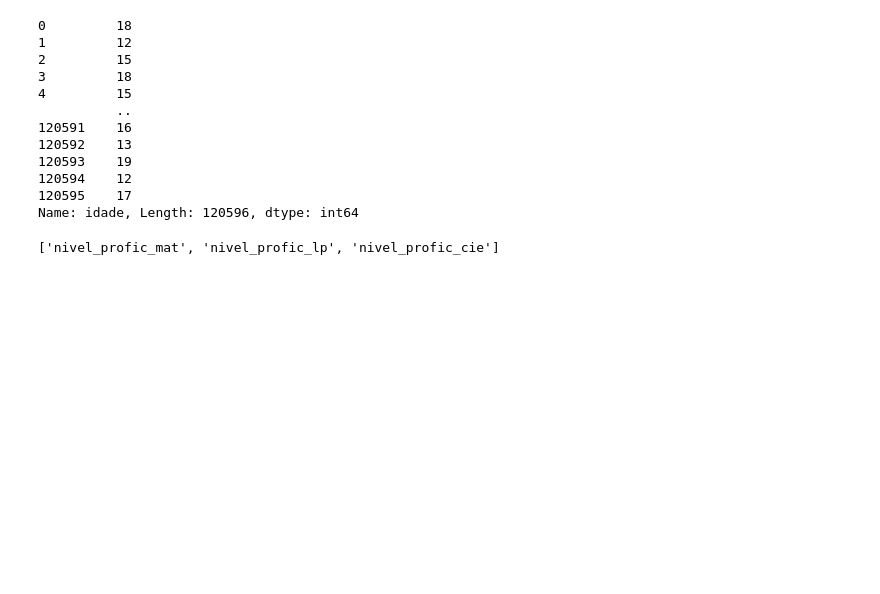
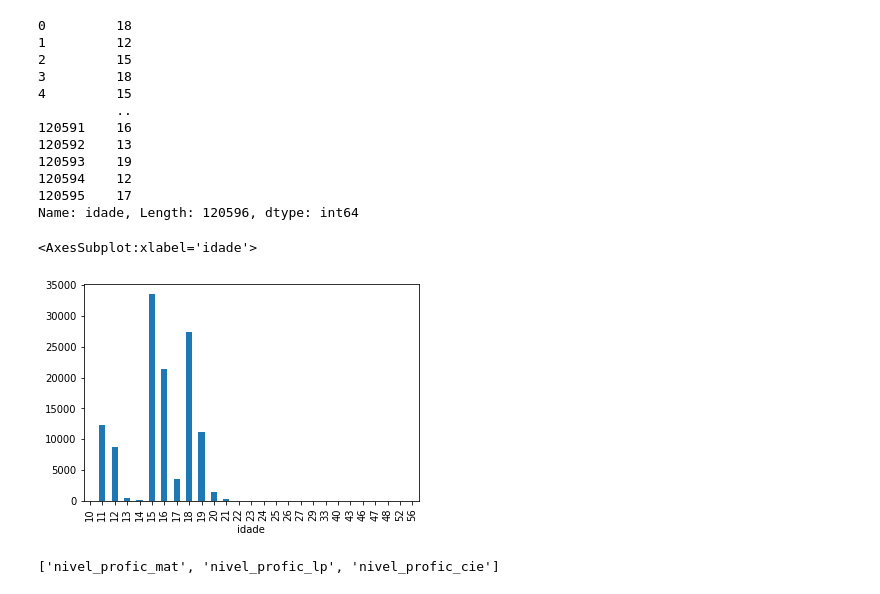
Before and after one commit to arthurcbaia/mc886, a Jupyter notebook: Copy_of_2022s2_mc886mo444_assignment_02.ipynb, the cells around one changed output. Drawn from its saved outputs; the diff is of its cells as text; code cells hidden in the pictures; blank space fills up the shorter version.

```diff
--- a/Copy_of_2022s2_mc886mo444_assignment_02.ipynb
+++ b/Copy_of_2022s2_mc886mo444_assignment_02.ipynb
@@ -166,5 +189,4 @@ Length: 88, dtype: int64
 # %%
-df = pd.read_csv("SARESP_train.csv")
 
 def question_map(df):
 
@@ -192,15 +214,11 @@ def question_map(df):
         elif (q == 62):
             df.replace({f'Q{q}': someone_helped_map}, inplace=True)
         else: # 63 question
-            print("entrou")
             df = pd.concat([df, pd.get_dummies(df['Q63'], prefix='Q63')], axis=1)
 
     return df
 
-new = question_map(df)
-df = new
-for i in range(1, 6):
-    df.drop(columns=[f'NEC_ESP_{i}'], inplace=True)
+df = question_map(df)
 df.columns
 # %% [output]
 entrou
@@ -307,6 +306,11 @@ df['idade']
 Name: idade, Length: 120596, dtype: int64
 # %%
 df = df.drop(columns=['DT_NASCIMENTO'])
+# %%
+df['idade'].groupby(df['idade']).count().plot(kind='bar')
+# %% [output]
+<AxesSubplot:xlabel='idade'>
+[figure, added]
 # %%
 sex_map = {'F': 0, 'M': 1}
 df.replace({'TP_SEXO': sex_map}, inplace=True)
```
Also changed, not shown: parts of 26 cells of this notebook.
